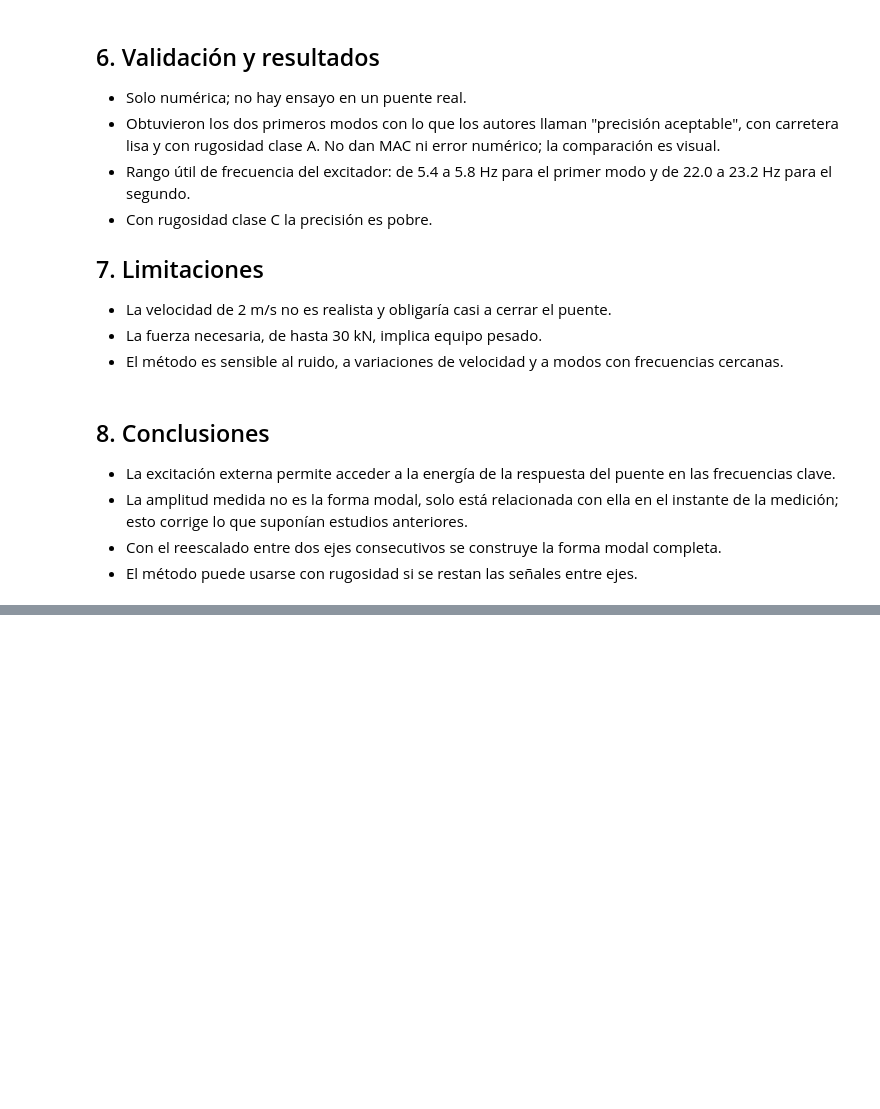
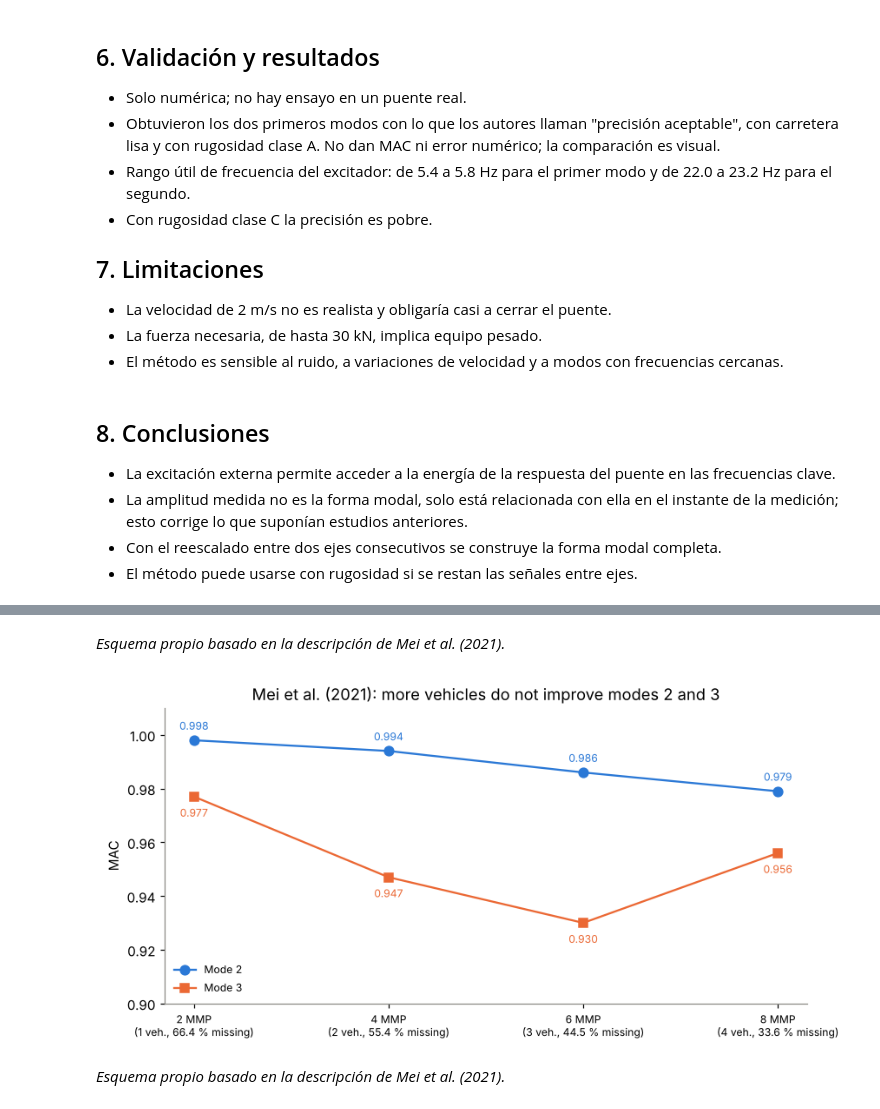
Before and after one commit to 25adiaz-apps/assignment-3-machine-learning, a Jupyter notebook: literature-review/revision-papers/resumenes_papers.ipynb, the cells around one changed output, grey strips where cells are left out. Cells and saved outputs as stored; diff of their text form; code cells hidden in the pictures; blank space fills up the shorter version.

```diff
--- a/literature-review/revision-papers/resumenes_papers.ipynb
+++ b/literature-review/revision-papers/resumenes_papers.ipynb
@@ -329,0 +541,31 @@ En cada instante los dos ejes ven el mismo tamaño de vibración $q(t)$, así qu
+# %% [markdown]
+*Esquema propio basado en la descripción de Mei et al. (2021).*
+# %%
+# Figure 4: MAC of modes 2 and 3 vs number of moving measurement points
+n_mmp = np.array([2, 4, 6, 8])
+missing_pct = [66.41, 55.40, 44.47, 33.61]
+mac_mode_2 = [0.998, 0.994, 0.986, 0.979]
+mac_mode_3 = [0.977, 0.947, 0.930, 0.956]
+
+fig, ax = plt.subplots(figsize=(8, 4))
+ax.plot(n_mmp, mac_mode_2, "o-", ms=7, color=COLOR_1, label="Mode 2")
+ax.plot(n_mmp, mac_mode_3, "s-", ms=7, color=COLOR_2, label="Mode 3")
+for x, y2, y3 in zip(n_mmp, mac_mode_2, mac_mode_3):
+    ax.annotate(f"{y2:.3f}", (x, y2), textcoords="offset points", xytext=(0, 8), ha="center",
+                fontsize=8, color=COLOR_1)
+    ax.annotate(f"{y3:.3f}", (x, y3), textcoords="offset points", xytext=(0, -15), ha="center",
+                fontsize=8, color=COLOR_2)
+ax.set_xticks(n_mmp)
+ax.set_xticklabels([f"{n} MMP\n({n // 2} veh., {m:.1f} % missing)" for n, m in zip(n_mmp, missing_pct)],
+                   fontsize=8)
+ax.set_ylim(0.90, 1.01)
+ax.set_ylabel("MAC")
+ax.set_title("Mei et al. (2021): more vehicles do not improve modes 2 and 3")
+ax.legend(loc="lower left", fontsize=8)
+fig.tight_layout()
+fig.savefig(FIG_DIR / "mei2021_mac_vehiculos.png", dpi=150, bbox_inches="tight")
+plt.show()
+# %% [output]
+[figure, added]
+# %% [markdown]
+*Esquema propio basado en la descripción de Mei et al. (2021).*
```
Also changed, not shown: parts of 15 cells of this notebook, 5 other files.
